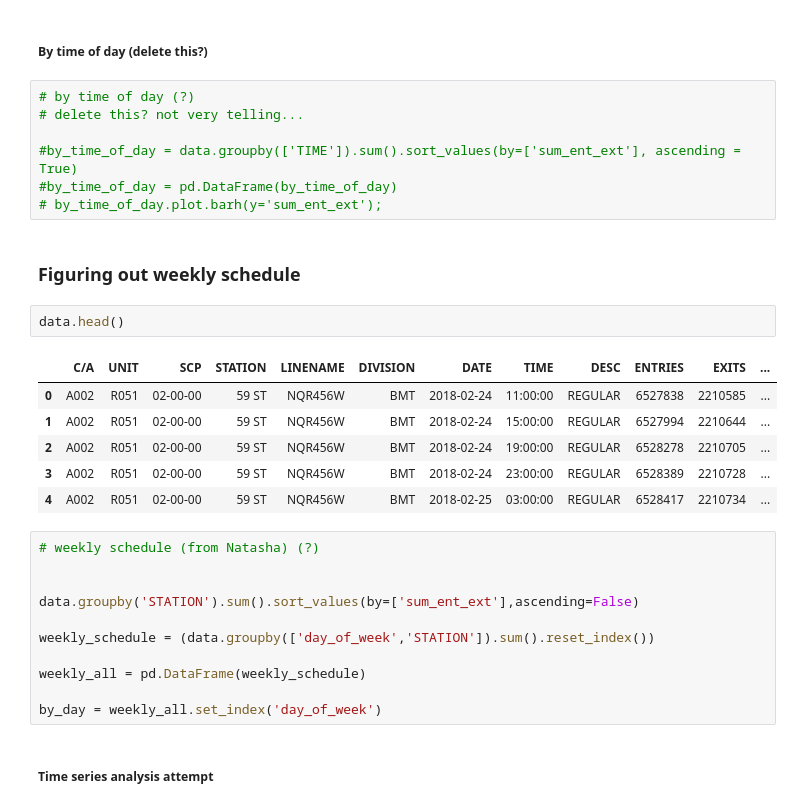
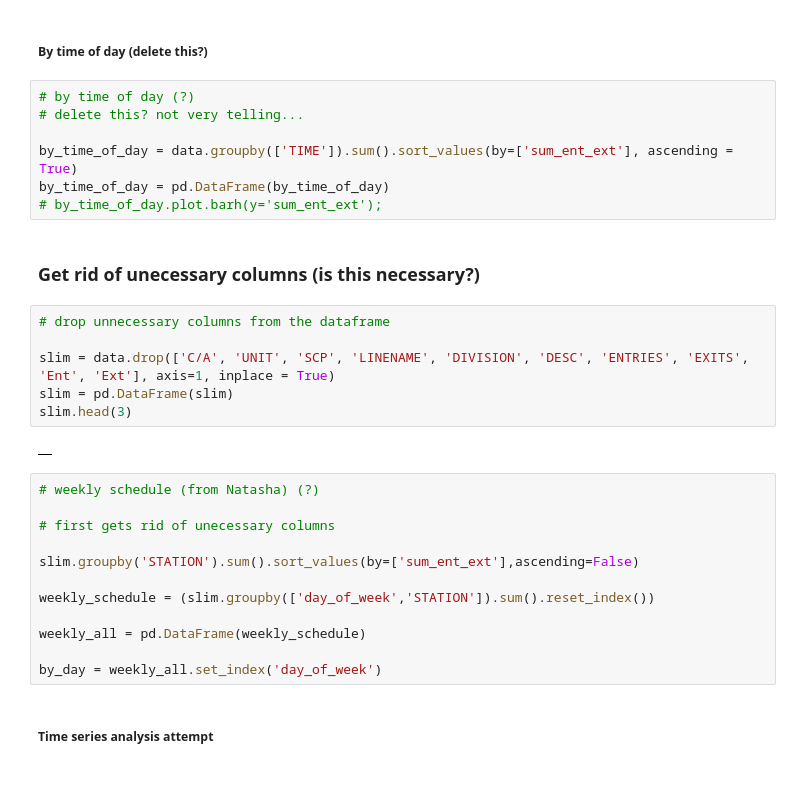
Before and after one commit to natashaborders-zz/MTA_Data_Analysis, a Jupyter notebook: Project_Benson/project_1_analysis_original_.ipynb, the cells around one changed output. Saved outputs shown, nothing was run; the diff lists cells and outputs as text; blank space fills up the shorter version.

```diff
--- a/Project_Benson/project_1_analysis_.ipynb
+++ b/Project_Benson/project_1_analysis_original_.ipynb
@@ -95,27 +49,27 @@ by_dow.plot.barh(y='sum_ent_ext');
 # by time of day (?)
 # delete this? not very telling...
 
-#by_time_of_day = data.groupby(['TIME']).sum().sort_values(by=['sum_ent_ext'], ascending = True)
-#by_time_of_day = pd.DataFrame(by_time_of_day)
+by_time_of_day = data.groupby(['TIME']).sum().sort_values(by=['sum_ent_ext'], ascending = True)
+by_time_of_day = pd.DataFrame(by_time_of_day)
 # by_time_of_day.plot.barh(y='sum_ent_ext');
-# %% [markdown]
-### Figuring out weekly schedule
-# %%
-data.head()
-# %% [output]
-|  | C/A | UNIT | SCP | STATION | LINENAME | DIVISION | DATE | TIME | DESC | ENTRIES | EXITS | ... |
-| 0 | A002 | R051 | 02-00-00 | 59 ST | NQR456W | BMT | 2018-02-24 | 11:00:00 | REGULAR | 6527838 | 2210585 | ... |
-| 1 | A002 | R051 | 02-00-00 | 59 ST | NQR456W | BMT | 2018-02-24 | 15:00:00 | REGULAR | 6527994 | 2210644 | ... |
-| 2 | A002 | R051 | 02-00-00 | 59 ST | NQR456W | BMT | 2018-02-24 | 19:00:00 | REGULAR | 6528278 | 2210705 | ... |
-| 3 | A002 | R051 | 02-00-00 | 59 ST | NQR456W | BMT | 2018-02-24 | 23:00:00 | REGULAR | 6528389 | 2210728 | ... |
-| 4 | A002 | R051 | 02-00-00 | 59 ST | NQR456W | BMT | 2018-02-25 | 03:00:00 | REGULAR | 6528417 | 2210734 | ... |
+# %% [markdown]
+### Get rid of unecessary columns (is this necessary?)
+# %%
+# drop unnecessary columns from the dataframe
+
+slim = data.drop(['C/A', 'UNIT', 'SCP', 'LINENAME', 'DIVISION', 'DESC', 'ENTRIES', 'EXITS', 'Ent', 'Ext'], axis=1, inplace = True)
+slim = pd.DataFrame(slim)
+slim.head(3)
+# %% [output]
+|  |
 # %%
 # weekly schedule (from Natasha) (?)
 
+# first gets rid of unecessary columns
 
-data.groupby('STATION').sum().sort_values(by=['sum_ent_ext'],ascending=False)
+slim.groupby('STATION').sum().sort_values(by=['sum_ent_ext'],ascending=False)
 
-weekly_schedule = (data.groupby(['day_of_week','STATION']).sum().reset_index())
+weekly_schedule = (slim.groupby(['day_of_week','STATION']).sum().reset_index())
 
 weekly_all = pd.DataFrame(weekly_schedule)
 
```
Also changed, not shown: parts of 16 cells of this notebook, 12 other files.
